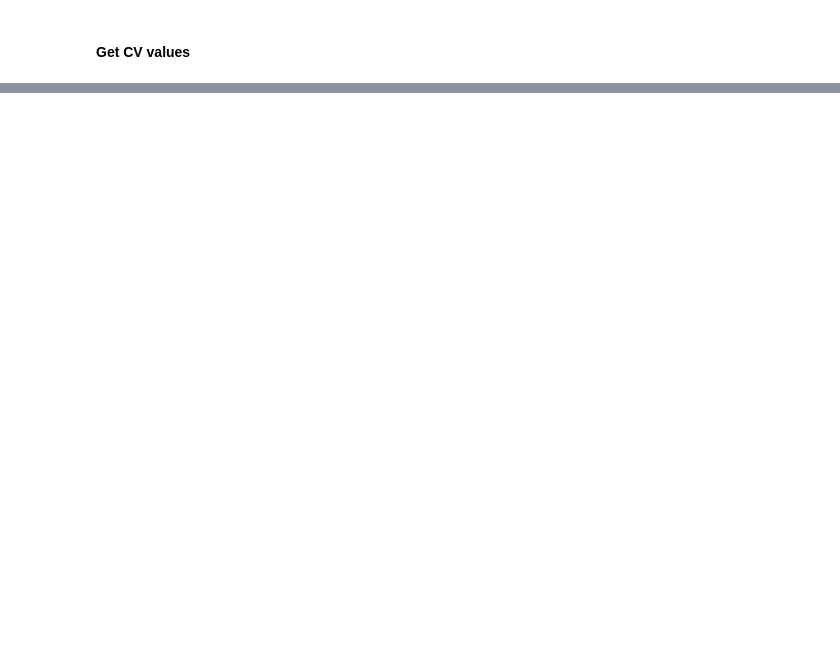
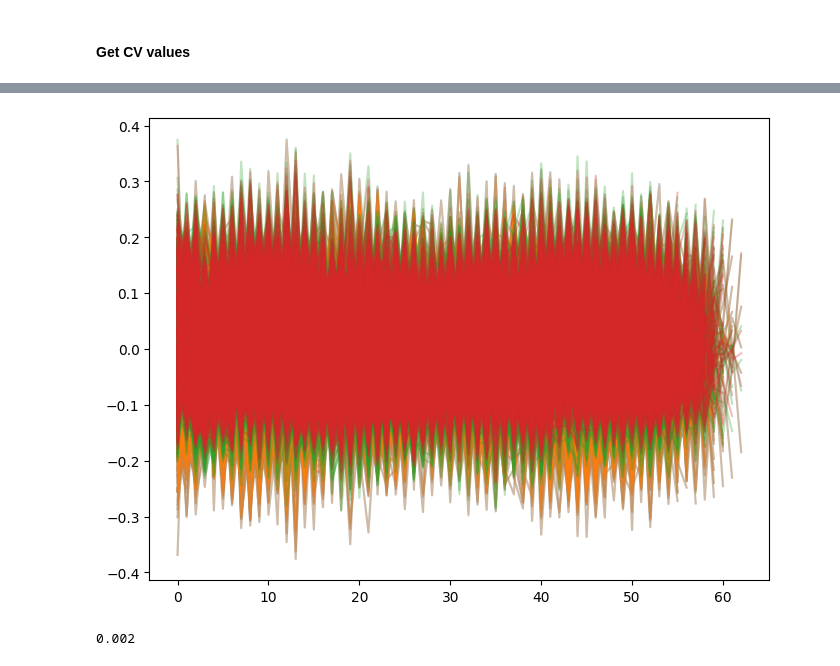
Before and after one commit to MarkusFas/timeSOAP, a Jupyter notebook: misc/eval-CV.ipynb, the cells around one changed output, grey strips where cells are left out. Drawn from its saved outputs; the diff is of its cells as text; code cells hidden in the pictures; blank space fills up the shorter version.

```diff
--- a/misc/eval-CV.ipynb
+++ b/misc/eval-CV.ipynb
@@ -24,0 +167,2 @@ import matplotlib.pyplot as plt
+# %%
+systems = systems_to_torch(structures[:1])
@@ -205,26 +379,0 @@ chemiscope.show_input("trajectory-waterice-CV.json.gz")
-# %%
-ins = [np.where(np.isin(frame.symbols, ["O"]))[0] for frame in structures] #O indices
-
-values = CVperatom
-
-values = [i for val in values for i in val]
-print(np.max(values))
-envs = []
-for j in range(len(structures)):
-    for i in ins[j]:
-        envs.append((j, i, 3.5))
-
-cs2 = chemiscope.show(
-    structures,
-    properties={
-        'time': time,
-        "cv_peratom": {"values": values, "target": "atom"},
-        'cv': {"values": CV, "target": "structure"},
-    },
-    #mode="structure",
-    settings=chemiscope.quick_settings(trajectory=True, structure_settings={"unitCell":True,
-             'environments': {'activated': False}, 'color': {'property': 'cv_peratom', 'min': -1,
-                              'max': 1, 'transform': 'linear','palette': 'bwr'} }),
-    environments=envs,
-)
-#cs2
@@ -236,0 +380,9 @@ cs2
+# %%
+fig, ax = plt.subplots(1,1,figsize=(8,6))
+for i, CVs in enumerate(wrappersCVSperatom[:4]):
+    for CV in CVs[::1]:
+        ax.plot(CV - CV.mean(), label=f'interval {i}', alpha=0.3, color=f'C{i}')
+#ax.legend()
+plt.show()
+# %% [output]
+[figure, added]
@@ -236,0 +509,4 @@ cs2
+# %%
+dt
+# %% [output]
+0.002
```
Also changed, not shown: parts of 34 cells of this notebook.
